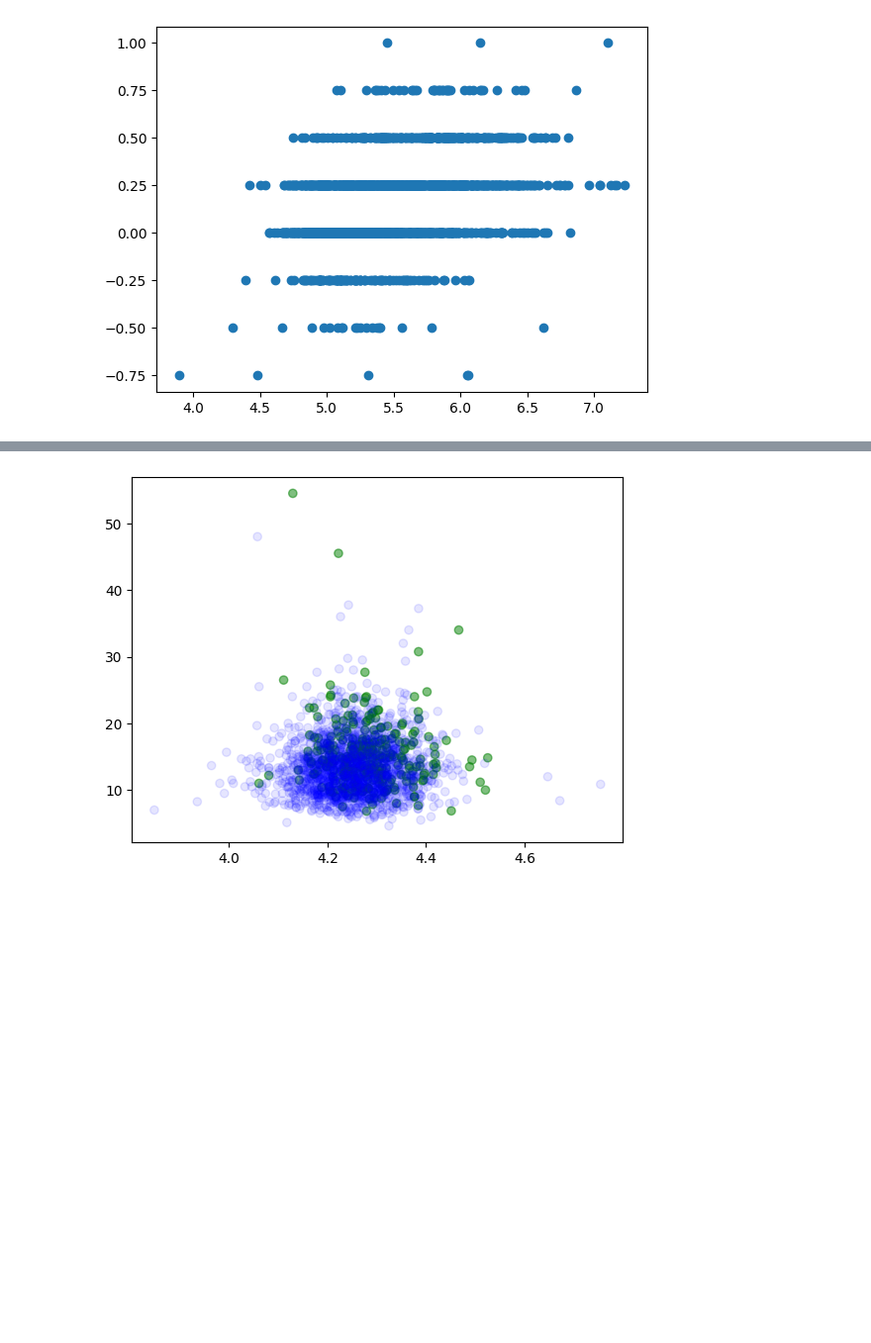
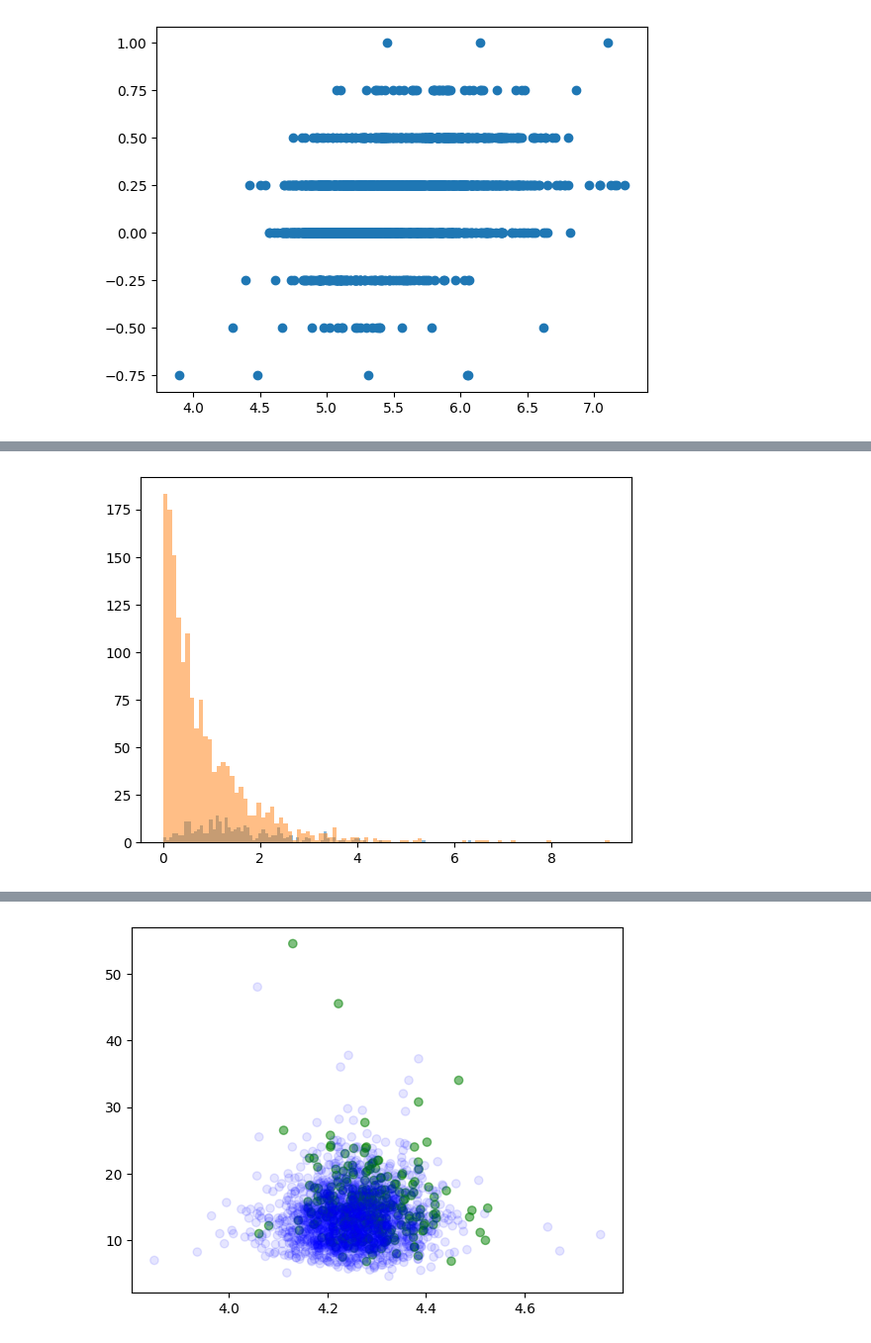
Before and after one commit to Nicholas-Sliter/csci0451-final-project, a Jupyter notebook: model/test.ipynb, the cells around one changed output, grey strips where cells are left out. Shown at 99% size. Drawn from its saved outputs; the diff is of its cells as text; code cells hidden in the pictures; blank space fills up the shorter version.

```diff
--- a/model/test.ipynb
+++ b/model/test.ipynb
@@ -437,0 +517,11 @@ plt.show()
+# %%
+# hist of content length x imputed_quality
+
+plt.figure()
+
+plt.hist(df[df["imputed_quality"] == 1]["content_length"], bins=100, alpha=0.5, label="imputed_quality = 1")
+plt.hist(df[df["imputed_quality"] == 0]["content_length"], bins=100, alpha=0.5, label="imputed_quality = 0")
+
+plt.show()
+# %% [output]
+[figure, added]
```
Also changed, not shown: parts of 20 cells of this notebook, 1 other file.
